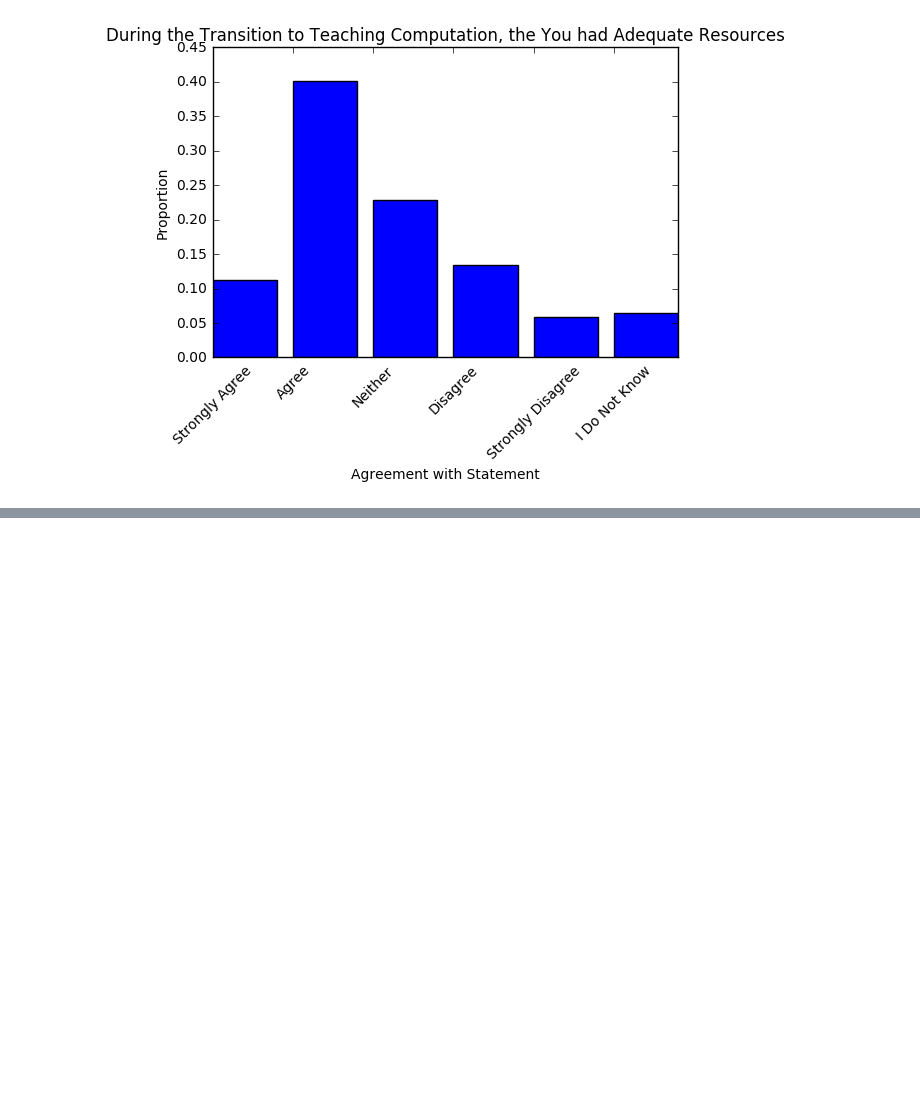
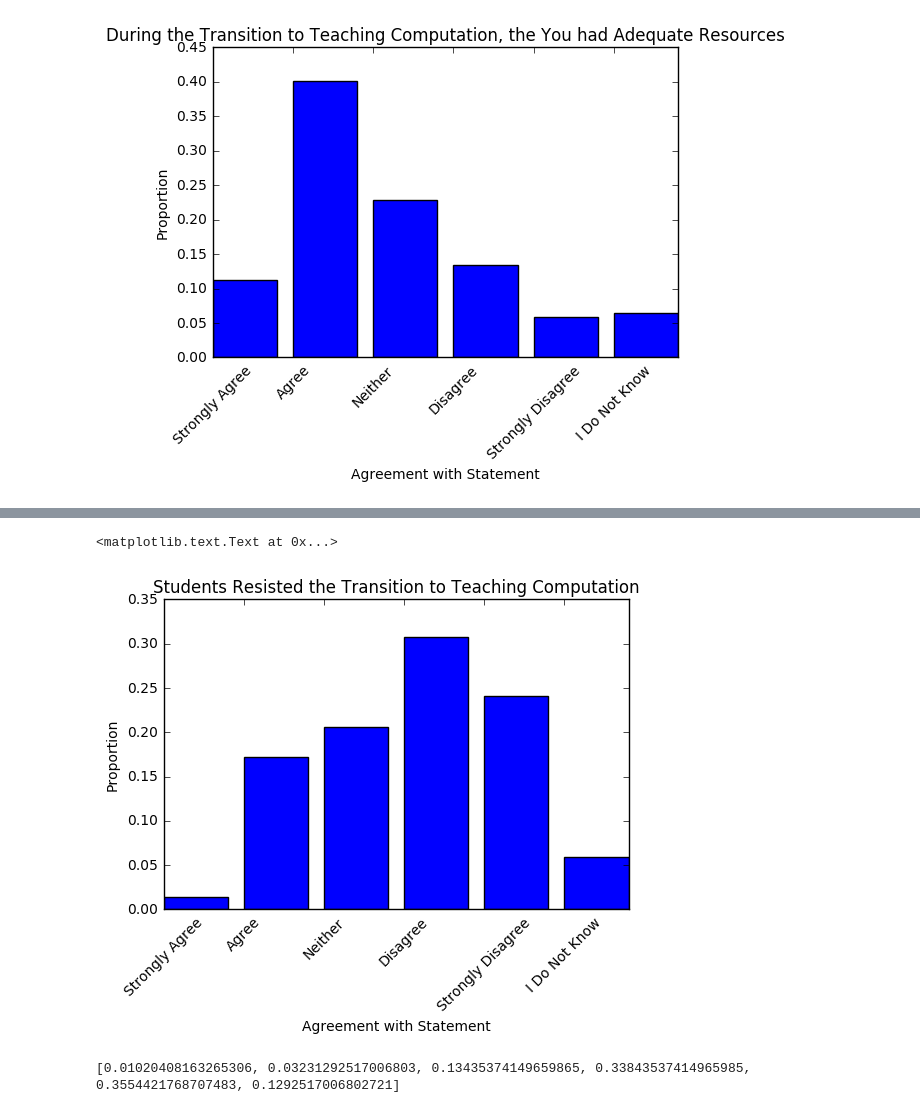
Before and after one commit to PERLMSU/Computational-Education-Data, a Jupyter notebook: Computation data.ipynb, the cells around one changed output, grey strips where cells are left out. Cells and saved outputs as stored; diff of their text form; code cells hidden in the pictures; blank space fills up the shorter version.

```diff
--- a/Computation data.ipynb
+++ b/Computation data.ipynb
@@ -1273,0 +1346,42 @@ plt.xlabel('Agreement with Statement')
+# %%
+Ans18e = ['Strongly Agree', 'Agree', 'Neither', 'Disagree', 'Strongly Disagree', 'I Do Not Know']
+Tick18e = [1,2,3,4,5,6]
+Ans18e_dist = Dept_Trans_Stu_Res_Dist
+plt.xticks(Tick18e, Ans18e, rotation=45)
+plt.bar(Tick18e, Ans18e_dist)
+plt.title('Students Resisted the Transition to Teaching Computation')
+plt.ylabel('Proportion')
+plt.xlabel('Agreement with Statement')
+# %% [output]
+<matplotlib.text.Text at 0x...>
+[figure, added]
+# %%
+Dept_Trans_Oth_Res_AGDS = []
+#Collumn DB
+for row in data.values[:,105]:
+    Dept_Trans_Oth_Res_AGDS.append(row)
+#Agreement with the statement There was resistence from other departments
+Ans18f_Tot = Dept_Trans_Oth_Res_AGDS.count("Strongly agree")+Dept_Trans_Oth_Res_AGDS.count("Agree")+Dept_Trans_Oth_Res_AGDS.count("Neither agree nor disagree")+Dept_Trans_Oth_Res_AGDS.count("Disagree")+Dept_Trans_Oth_Res_AGDS.count("Strongly disgaree")+Dept_Trans_Oth_Res_AGDS.count("I Don't Know")
+Dept_Trans_Oth_Res_Dist = []
+Dept_Trans_Oth_Res_Str_Ag = Dept_Trans_Oth_Res_AGDS.count("Strongly agree")
+Prop_Dept_Trans_Oth_Res_Str_Ag = Dept_Trans_Oth_Res_Str_Ag/(Ans18f_Tot)
+Dept_Trans_Oth_Res_Dist.append(Prop_Dept_Trans_Oth_Res_Str_Ag)
+Dept_Trans_Oth_Res_Ag = Dept_Trans_Oth_Res_AGDS.count("Agree")
+Prop_Dept_Trans_Oth_Res_Ag = Dept_Trans_Oth_Res_Ag/(Ans18f_Tot)
+Dept_Trans_Oth_Res_Dist.append(Prop_Dept_Trans_Oth_Res_Ag)
+Dept_Trans_Oth_Res_Neither = Dept_Trans_Oth_Res_AGDS.count("Neither agree nor disagree")
+Prop_Dept_Trans_Oth_Res_Neither = Dept_Trans_Oth_Res_Neither/(Ans18f_Tot)
+Dept_Trans_Oth_Res_Dist.append(Prop_Dept_Trans_Oth_Res_Neither)
+Dept_Trans_Oth_Res_Ds = Dept_Trans_Oth_Res_AGDS.count("Disagree")
+Prop_Dept_Trans_Oth_Res_Ds = Dept_Trans_Oth_Res_Ds/(Ans18f_Tot)
+Dept_Trans_Oth_Res_Dist.append(Prop_Dept_Trans_Oth_Res_Ds)
+#disgaree is a typo in the results
+Dept_Trans_Oth_Res_Str_Ds = Dept_Trans_Oth_Res_AGDS.count("Strongly disgaree")
+Prop_Dept_Trans_Oth_Res_Str_Ds = Dept_Trans_Oth_Res_Str_Ds/(Ans18f_Tot)
+Dept_Trans_Oth_Res_Dist.append(Prop_Dept_Trans_Oth_Res_Str_Ds)
+Dept_Trans_Oth_Res_DK = Dept_Trans_Oth_Res_AGDS.count("I Don't Know")
+Prop_Dept_Trans_Oth_Res_DK = Dept_Trans_Oth_Res_DK/(Ans18f_Tot)
+Dept_Trans_Oth_Res_Dist.append(Prop_Dept_Trans_Oth_Res_DK)
+print(Dept_Trans_Oth_Res_Dist)
+# %% [output]
+[0.01020408163265306, 0.03231292517006803, 0.13435374149659865, 0.33843537414965985, 0.3554421768707483, 0.1292517006802721]
```
Also changed, not shown: parts of 32 cells of this notebook.
